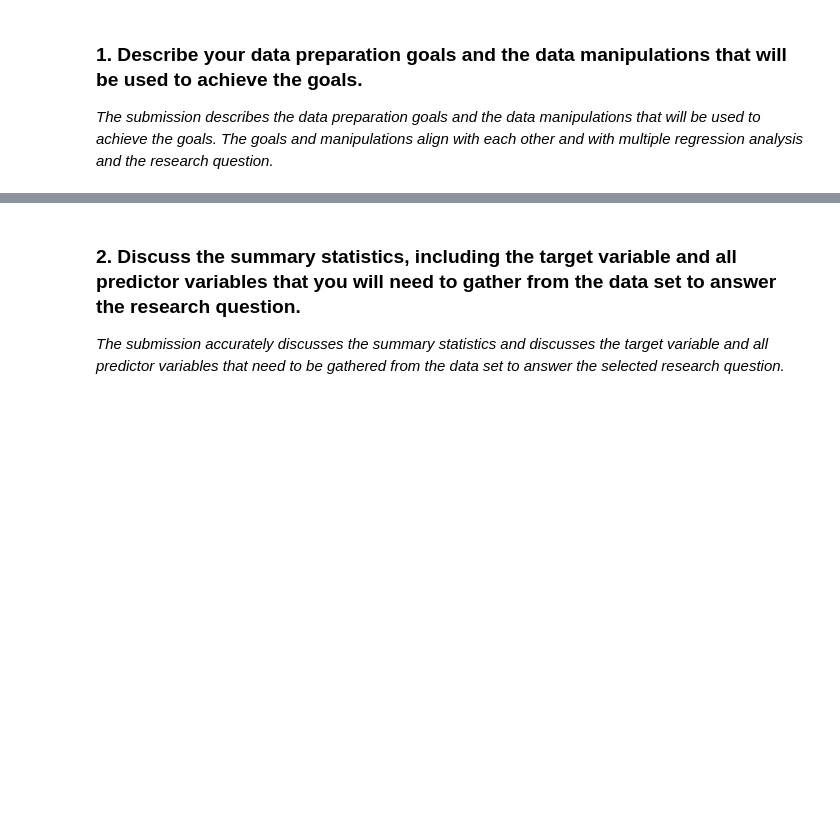
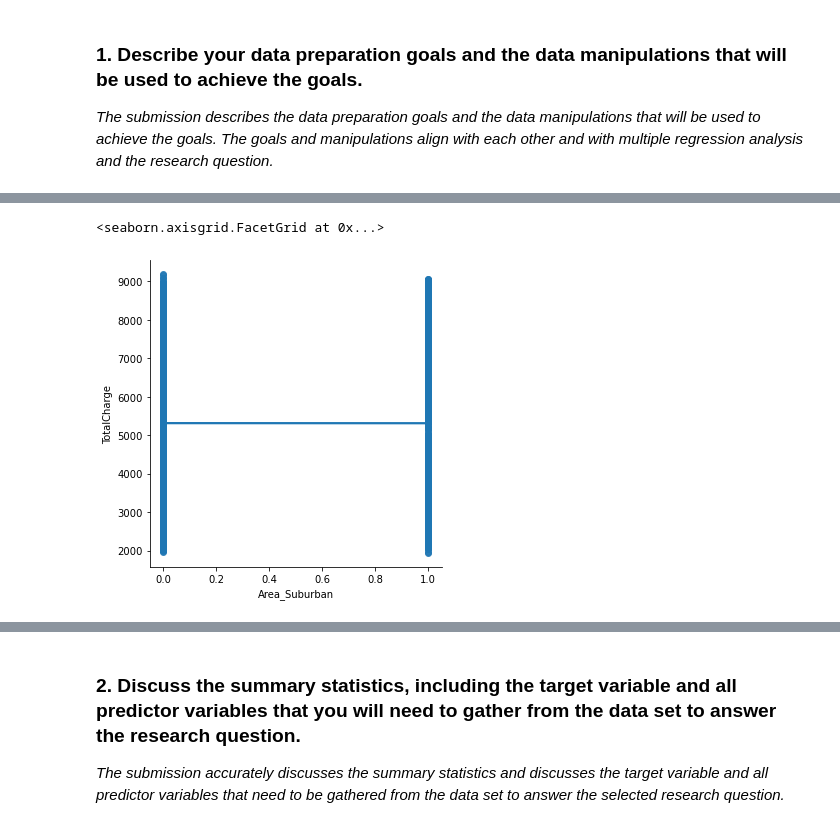
Before and after one commit to chrispaynes/OSDSC-Portfolio, a Jupyter notebook: predictive_modeling/TASK 1 - MULTIPLE REGRESSION FOR PREDICTIVE MODELING/multiple_regression.ipynb, the cells around one changed output, grey strips where cells are left out. Drawn from its saved outputs; the diff is of its cells as text; code cells hidden in the pictures; blank space fills up the shorter version.

```diff
--- a/predictive_modeling/TASK 1 - MULTIPLE REGRESSION FOR PREDICTIVE MODELING/multiple_regression.ipynb
+++ b/predictive_modeling/TASK 1 - MULTIPLE REGRESSION FOR PREDICTIVE MODELING/multiple_regression.ipynb
@@ -50,0 +586,16 @@ NBM2 — NBM2 TASK 1: MULTIPLE REGRESSION FOR PREDICTIVE MODELING
+# %%
+# fig, axes = plt.subplots(nrows=len(reduced_df.columns) // 2, ncols=2, figsize=(10,6))
+
+# for i, col in enumerate(reduced_df.columns):
+#     print(col, i)
+#     if col == "TotalCharge":
+#         continue
+
+#     sns.lmplot(y="TotalCharge", x=col, data=reduced_df, ci=None)
+
+# plt.show()
+
+sns.lmplot(y="TotalCharge", x="Area_Suburban", data=reduced_df, ci=None)
+# %% [output]
+<seaborn.axisgrid.FacetGrid at 0x...>
+[figure, added]
```
Also changed, not shown: parts of 69 cells of this notebook, 1 other file.
